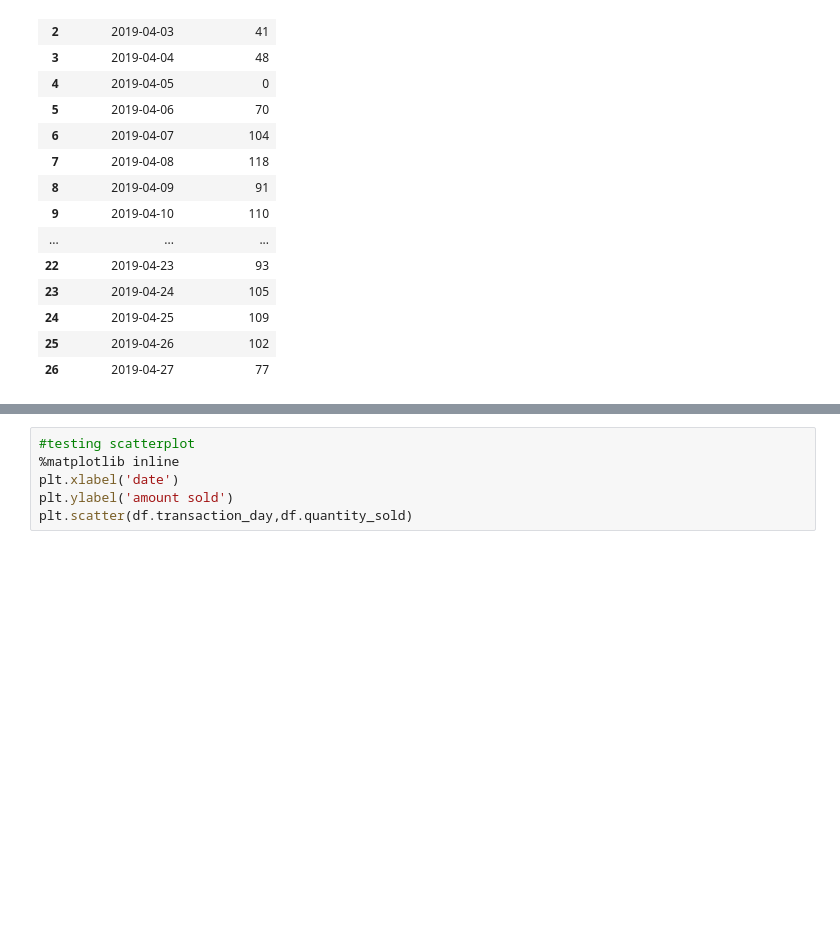
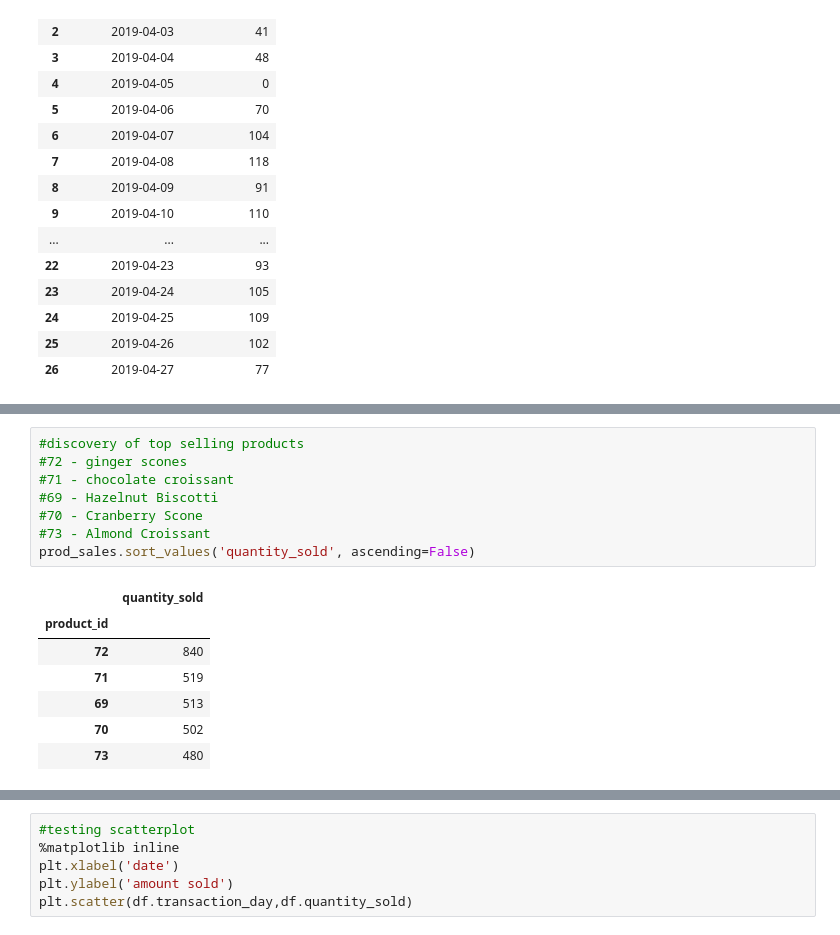
Before and after one commit to CincodeCuatro/ML, a Jupyter notebook: coffee.ipynb, the cells around one changed output, grey strips where cells are left out. Drawn from its saved outputs; the diff is of its cells as text; blank space fills up the shorter version.

```diff
--- a/coffee.ipynb
+++ b/coffee.ipynb
@@ -147,0 +154,16 @@ plt.plot(df_trend['transaction_date'], df_trend['quantity_sold'])
+# %%
+#discovery of top selling products
+#72 - ginger scones
+#71 - chocolate croissant
+#69 - Hazelnut Biscotti
+#70 - Cranberry Scone
+#73 - Almond Croissant
+prod_sales.sort_values('quantity_sold', ascending=False)
+# %% [output]
+|  | quantity_sold |
+| product_id |  |
+| 72 | 840 |
+| 71 | 519 |
+| 69 | 513 |
+| 70 | 502 |
+| 73 | 480 |
```
Also changed, not shown: parts of 4 cells of this notebook.
